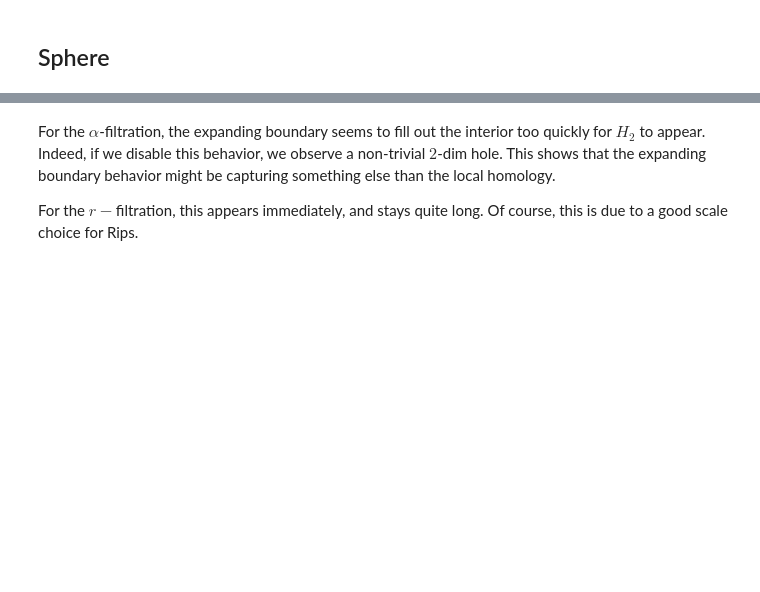
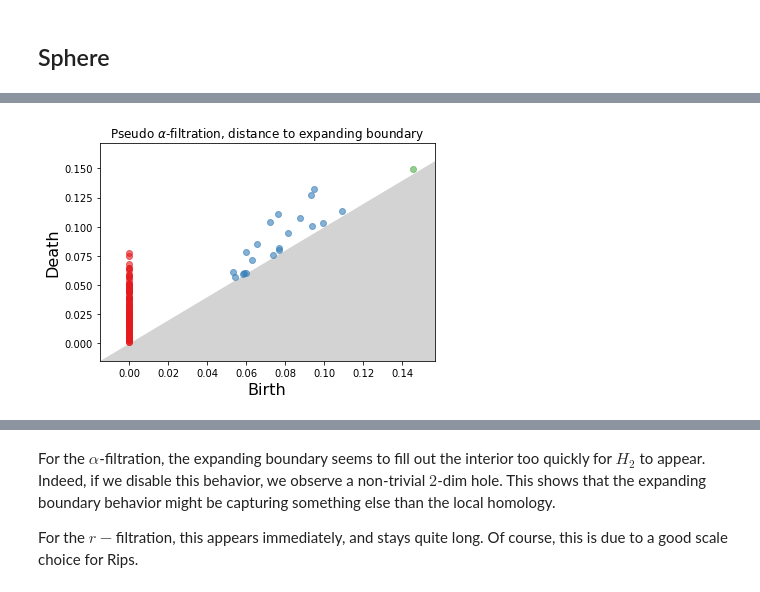
Before and after one commit to wreise/local_homology, a Jupyter notebook: notebooks/Tutorial.ipynb, the cells around one changed output, grey strips where cells are left out. Saved outputs shown, nothing was run; the diff lists cells and outputs as text; code cells hidden in the pictures; blank space fills up the shorter version.

```diff
--- a/notebooks/Tutorial.ipynb
+++ b/notebooks/Tutorial.ipynb
@@ -211,3 +218,9 @@ _ = plt.title(r"Pseudo $\alpha$-filtration without expanding the boundary")
+# %%
+alpha_sphere = compute_local_homology_alpha(point_cloud, x0, epsilon, 2, distance_to_expanding_boundary)
+_ = plot_persistence_diagram(alpha_sphere)
+_ = plt.title(r"Pseudo $\alpha$-filtration, distance to expanding boundary")
+# %% [output]
+[figure, added]
 # %%
 alpha = 0.2
 
```
Also changed, not shown: parts of 11 cells of this notebook.
